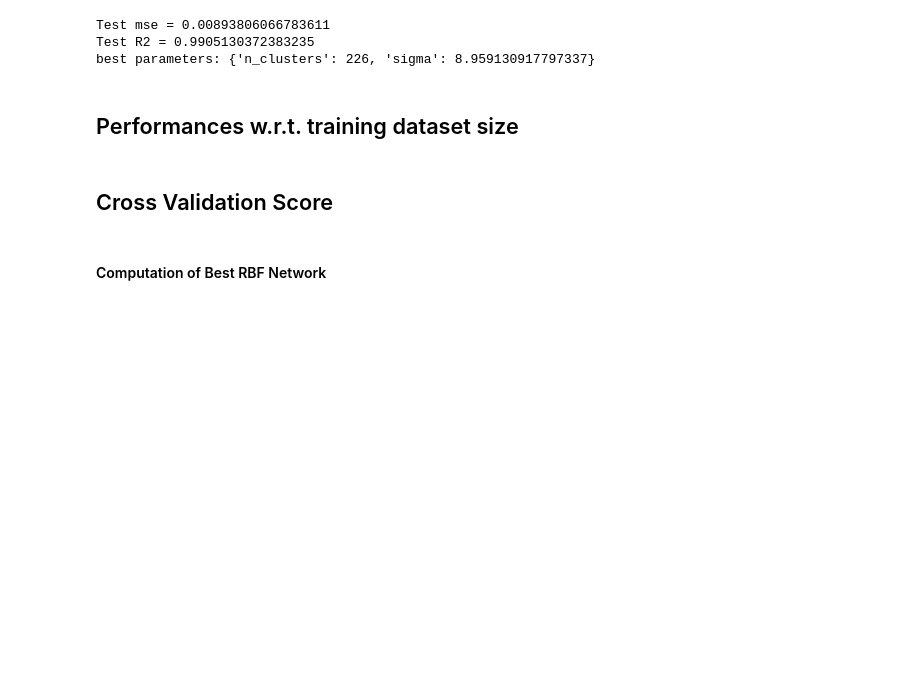
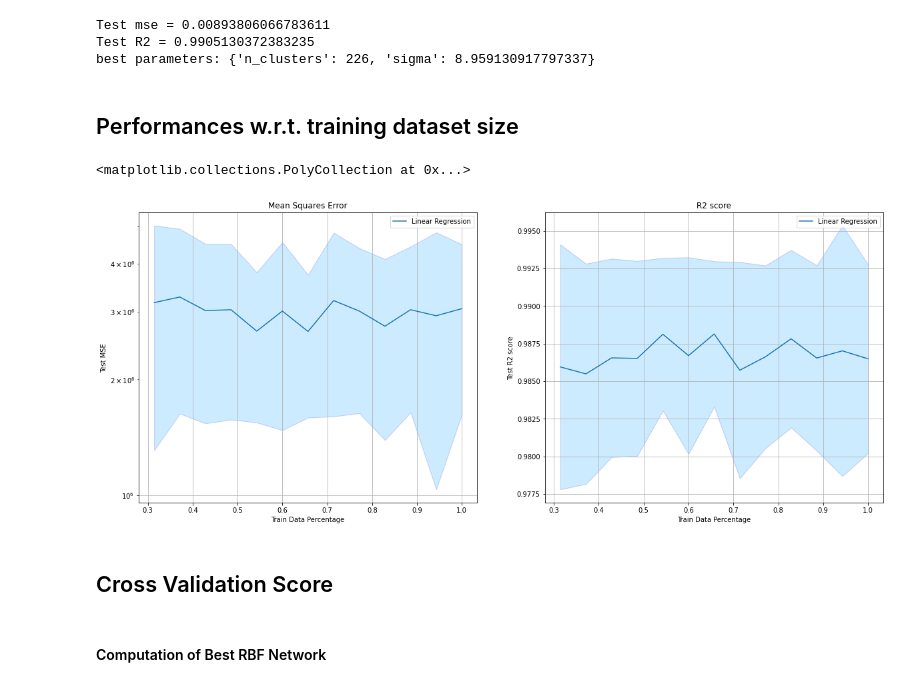
Before and after one commit to HaldiH/dm_project, a Jupyter notebook: rbf.ipynb, the cells around one changed output. Drawn from its saved outputs; the diff is of its cells as text; code cells hidden in the pictures; blank space fills up the shorter version.

Commit message:
MASSIVE RBF computation data percentages

```diff
--- a/rbf.ipynb
+++ b/rbf.ipynb
@@ -79,7 +79,7 @@ best parameters: {'n_clusters': 226, 'sigma': 8.959130917797337}
 N_ESSAIS = 50
 mses = [[] for _ in range(N_ESSAIS)]
 r2_scores = [[] for _ in range(N_ESSAIS)]
-percentages = np.linspace(0.2, 1, 50)
+percentages = np.linspace(0.2, 1, 15)
 # %%
 from pathlib import Path
 cluster_numbers = []
@@ -157,34 +157,37 @@ final_mses = np.mean(mses, axis=0)
 mses_error = np.std(mses, axis=0)
 
 # remove the fucky percentages
-rows = np.abs(final_mses) < 10000
+rows = np.abs(final_mses) < 10000000
 final_mses_chosen = final_mses[rows][2:]
 mses_error_chosen = mses_error[rows][2:]
 percentages_chosen = percentages[rows][2:]
 
 plt.semilogy(percentages_chosen, final_mses_chosen, label='Linear Regression')
 plt.legend()
 plt.fill_between(percentages_chosen, final_mses_chosen - mses_error_chosen, final_mses_chosen + mses_error_chosen, alpha=0.2, edgecolor='#1B2ACC', facecolor='#089FFF')
 
 plt.subplot(1, 2, 2)
 plt.title("R2 score")
 plt.xlabel("Train Data Percentage")
 plt.ylabel("Test R2 score")
 plt.grid(True)
 plt.yscale('linear')
 
 final_r2_score = np.mean(r2_scores, axis=0)
 r2_score_error = np.std(r2_scores, axis=0)
 
 # remove fucky values
 r2_rows = np.abs(final_r2_score) < 10000
 final_r2_score_chosen = final_r2_score[r2_rows][2:]
 r2_score_error_chosen = r2_score_error[r2_rows][2:]
 r2_percentages_chosen = percentages[r2_rows][2:]
 
 plt.plot(r2_percentages_chosen, final_r2_score_chosen, label='Linear Regression')
 plt.legend()
 plt.fill_between(r2_percentages_chosen, final_r2_score_chosen - r2_score_error_chosen, final_r2_score_chosen + r2_score_error_chosen, alpha=0.2, edgecolor='#1B2ACC', facecolor='#089FFF')
+# %% [output]
+<matplotlib.collections.PolyCollection at 0x...>
+[figure, added]
 # %% [markdown]
 ## Cross Validation Score
 # %%
```
Also changed, not shown: 5 other files.
